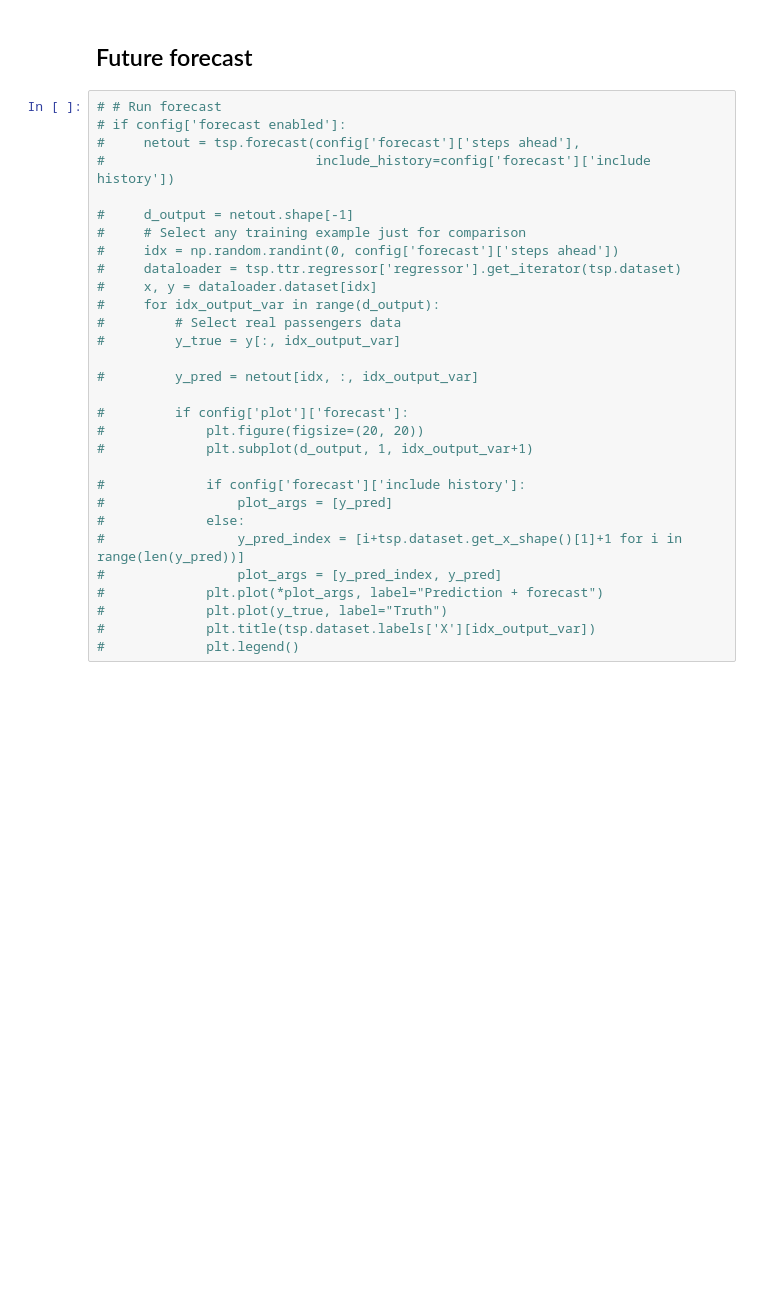
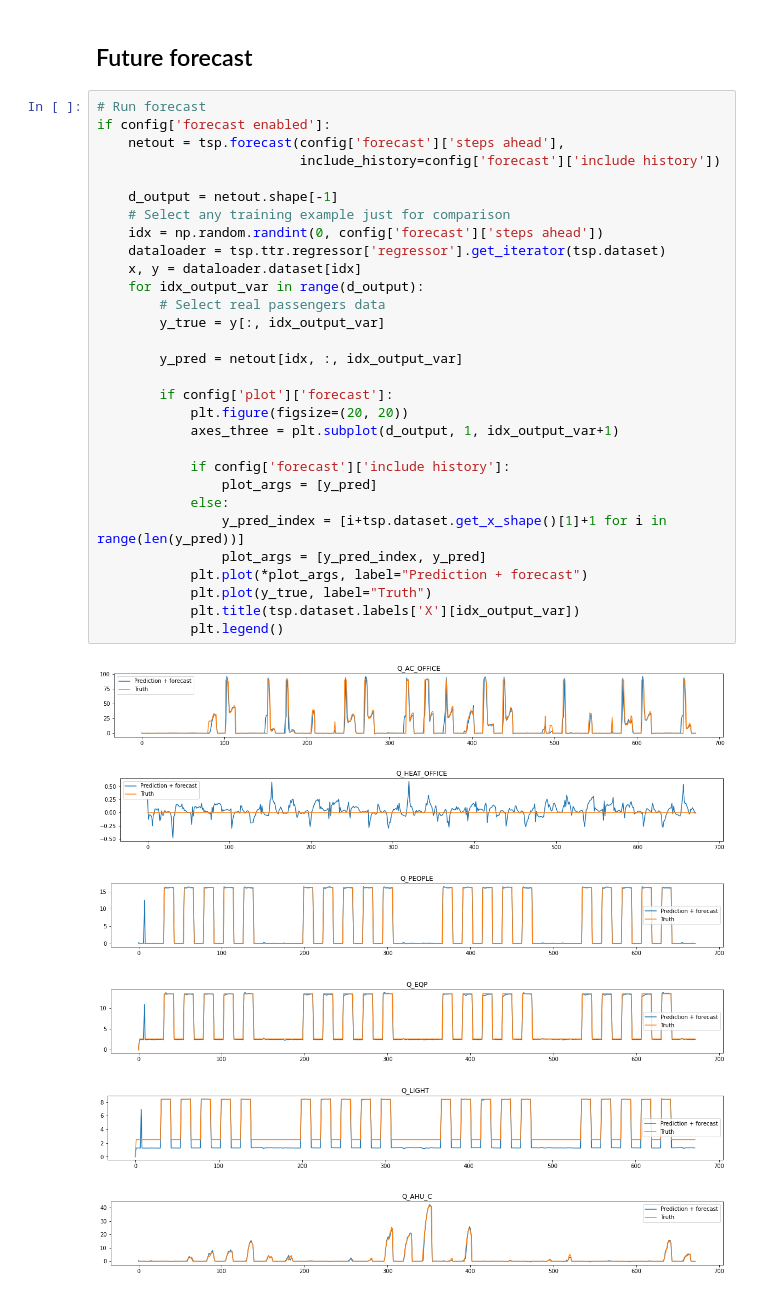
Before and after one commit to krypton-unite/time_series_predictor, a Jupyter notebook: docs/source/notebooks/example_oze_challenge.ipynb, the cells around one changed output. Cells and saved outputs as stored; diff of their text form; blank space fills up the shorter version.

```diff
--- a/docs/source/notebooks/example_oze_challenge.ipynb
+++ b/docs/source/notebooks/example_oze_challenge.ipynb
@@ -112,32 +139,39 @@
 # %% [markdown]
 ## Future forecast
 # %%
-# # Run forecast
-# if config['forecast enabled']:
-#     netout = tsp.forecast(config['forecast']['steps ahead'],
-#                           include_history=config['forecast']['include history'])
+# Run forecast
+if config['forecast enabled']:
+    netout = tsp.forecast(config['forecast']['steps ahead'],
+                          include_history=config['forecast']['include history'])
 
-#     d_output = netout.shape[-1]
-#     # Select any training example just for comparison
-#     idx = np.random.randint(0, config['forecast']['steps ahead'])
-#     dataloader = tsp.ttr.regressor['regressor'].get_iterator(tsp.dataset)
-#     x, y = dataloader.dataset[idx]
-#     for idx_output_var in range(d_output):
-#         # Select real passengers data
-#         y_true = y[:, idx_output_var]
+    d_output = netout.shape[-1]
+    # Select any training example just for comparison
+    idx = np.random.randint(0, config['forecast']['steps ahead'])
+    dataloader = tsp.ttr.regressor['regressor'].get_iterator(tsp.dataset)
+    x, y = dataloader.dataset[idx]
+    for idx_output_var in range(d_output):
+        # Select real passengers data
+        y_true = y[:, idx_output_var]
 
-#         y_pred = netout[idx, :, idx_output_var]
+        y_pred = netout[idx, :, idx_output_var]
 
-#         if config['plot']['forecast']:
-#             plt.figure(figsize=(20, 20))
-#             plt.subplot(d_output, 1, idx_output_var+1)
+        if config['plot']['forecast']:
+            plt.figure(figsize=(20, 20))
+            axes_three = plt.subplot(d_output, 1, idx_output_var+1)
 
-#             if config['forecast']['include history']:
-#                 plot_args = [y_pred]
-#             else:
-#                 y_pred_index = [i+tsp.dataset.get_x_shape()[1]+1 for i in range(len(y_pred))]
-#                 plot_args = [y_pred_index, y_pred]
-#             plt.plot(*plot_args, label="Prediction + forecast")
-#             plt.plot(y_true, label="Truth")
-#             plt.title(tsp.dataset.labels['X'][idx_output_var])
-#             plt.legend()
+            if config['forecast']['include history']:
+                plot_args = [y_pred]
+            else:
+                y_pred_index = [i+tsp.dataset.get_x_shape()[1]+1 for i in range(len(y_pred))]
+                plot_args = [y_pred_index, y_pred]
+            plt.plot(*plot_args, label="Prediction + forecast")
+            plt.plot(y_true, label="Truth")
+            plt.title(tsp.dataset.labels['X'][idx_output_var])
+            plt.legend()
+# %% [output]
+[figure, added]
+[figure, added]
+[figure, added]
+[figure, added]
+[figure, added]
+[figure, added]
```
Also changed, not shown: parts of 7 cells of this notebook.
